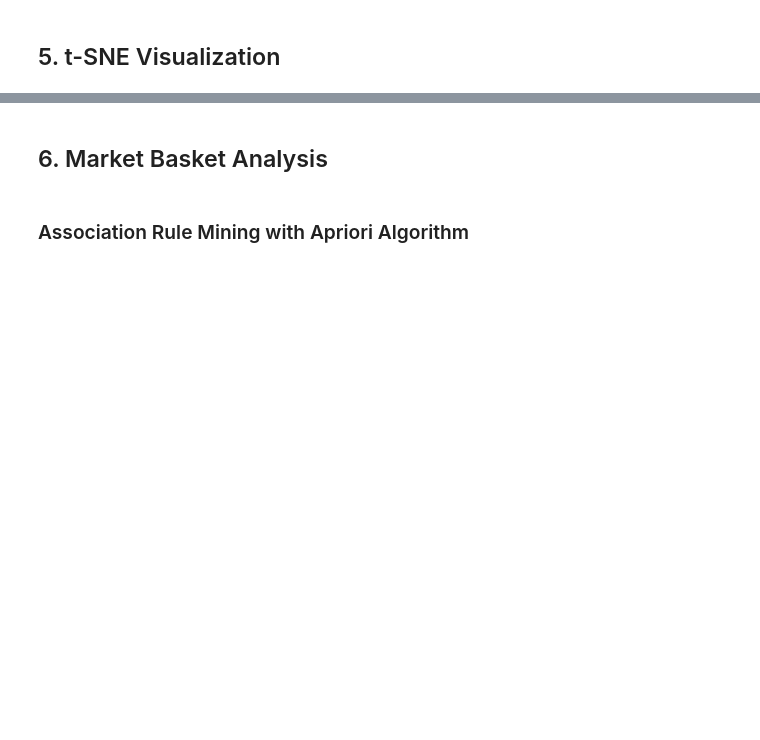
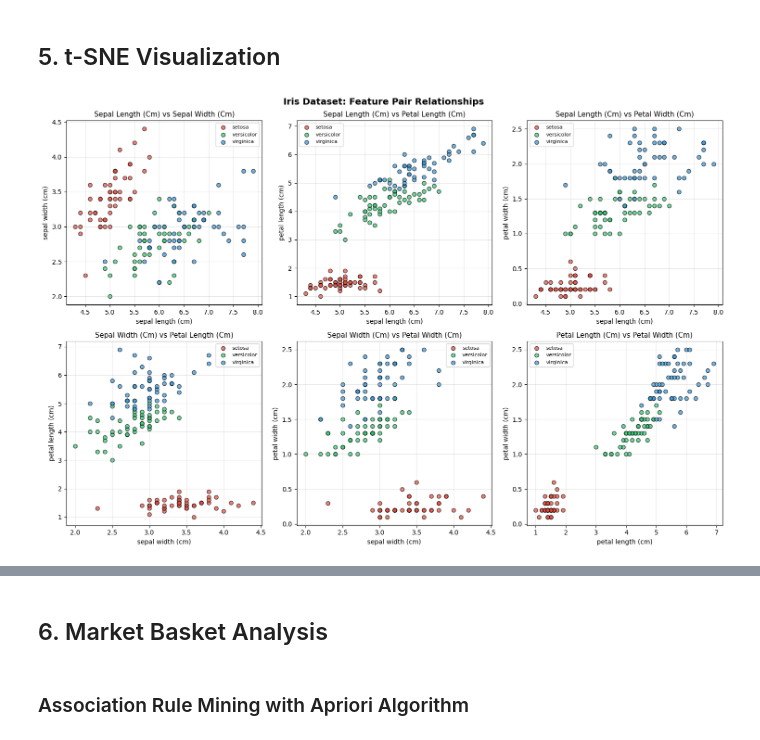
Before and after one commit to magic-meer/AI-ML-Fellowship-2026, a Jupyter notebook: Week7-Unsupervised-Learning/Unsupervised_Learning_Task12.ipynb, the cells around one changed output, grey strips where cells are left out. Drawn from its saved outputs; the diff is of its cells as text; code cells hidden in the pictures; blank space fills up the shorter version.

```diff
--- a/Week7-Unsupervised-Learning/Unsupervised_Learning_Task12.ipynb
+++ b/Week7-Unsupervised-Learning/Unsupervised_Learning_Task12.ipynb
@@ -188,0 +295,88 @@ plt.show()
+# %%
+from sklearn.datasets import load_iris
+
+# Use iris dataset
+iris = load_iris()
+X_iris = iris.data
+y_iris = iris.target
+feature_names = iris.feature_names
+target_names = iris.target_names
+
+# Apply t-SNE
+tsne = TSNE(n_components=2, random_state=42, perplexity=30)
+X_tsne = tsne.fit_transform(X_iris)
+
+# Visualize all feature pairs
+fig, axes = plt.subplots(2, 3, figsize=(15, 10))
+
+# Original feature pairs colored by true labels
+feature_pairs = [(0, 1), (0, 2), (0, 3), (1, 2), (1, 3), (2, 3)]
+colors = ['#e74c3c', '#2ecc71', '#3498db']
+
+for idx, (i, j) in enumerate(feature_pairs):
+    ax = axes[idx // 3, idx % 3]
+    for label in range(3):
+        mask = y_iris == label
+        ax.scatter(X_iris[mask, i], X_iris[mask, j], c=colors[label],
+                   label=target_names[label], alpha=0.7, edgecolors='black')
+    ax.set_xlabel(feature_names[i], fontsize=10)
+    ax.set_ylabel(feature_names[j], fontsize=10)
+    ax.set_title(f'{feature_names[i].title()} vs {feature_names[j].title()}', fontsize=11)
+    ax.legend(fontsize=8)
+    ax.grid(True, alpha=0.3)
+
+plt.suptitle('Iris Dataset: Feature Pair Relationships', fontsize=14, fontweight='bold')
+plt.tight_layout()
+plt.show()
+
+# t-SNE comparison
+fig, axes = plt.subplots(1, 3, figsize=(18, 5))
+
+# Original first two features
+for label in range(3):
+    mask = y_iris == label
+    axes[0].scatter(X_iris[mask, 0], X_iris[mask, 1], c=colors[label],
+                    label=target_names[label], alpha=0.7, s=60, edgecolors='black')
+axes[0].set_xlabel('Sepal Length (cm)', fontsize=12)
+axes[0].set_ylabel('Sepal Width (cm)', fontsize=12)
+axes[0].set_title('Original Data: Sepal Features', fontsize=13)
+axes[0].legend()
+axes[0].grid(True, alpha=0.3)
+
+# PCA projection
+pca_iris = PCA(n_components=2)
+X_pca_iris = pca_iris.fit_transform(X_iris)
+for label in range(3):
+    mask = y_iris == label
+    axes[1].scatter(X_pca_iris[mask, 0], X_pca_iris[mask, 1], c=colors[label],
+                    label=target_names[label], alpha=0.7, s=60, edgecolors='black')
+axes[1].set_xlabel(f'PC1 ({pca_iris.explained_variance_ratio_[0]*100:.1f}%)', fontsize=12)
+axes[1].set_ylabel(f'PC2 ({pca_iris.explained_variance_ratio_[1]*100:.1f}%)', fontsize=12)
+axes[1].set_title('PCA Projection of Iris Data', fontsize=13)
+axes[1].legend()
+axes[1].grid(True, alpha=0.3)
+
+# t-SNE
+for label in range(3):
+    mask = y_iris == label
+    axes[2].scatter(X_tsne[mask, 0], X_tsne[mask, 1], c=colors[label],
+                    label=target_names[label], alpha=0.7, s=60, edgecolors='black')
+axes[2].set_xlabel('t-SNE Dimension 1', fontsize=12)
+axes[2].set_ylabel('t-SNE Dimension 2', fontsize=12)
+axes[2].set_title('t-SNE Visualization of Iris Data', fontsize=13)
+axes[2].legend()
+axes[2].grid(True, alpha=0.3)
+
+plt.tight_layout()
+plt.show()
+
+# Cluster quality analysis with t-SNE
+from sklearn.metrics import silhouette_score
+print("=== Cluster Quality Analysis ===")
+for n_clusters in [2, 3]:
+    kmeans_temp = KMeans(n_clusters=n_clusters, random_state=42)
+    labels_temp = kmeans_temp.fit_predict(X_iris)
+    score = silhouette_score(X_iris, labels_temp)
+    print(f"K={n_clusters}: Silhouette Score = {score:.4f}")
+# %% [output]
+[figure, added]
```
Also changed, not shown: parts of 22 cells of this notebook, 1 other file.
